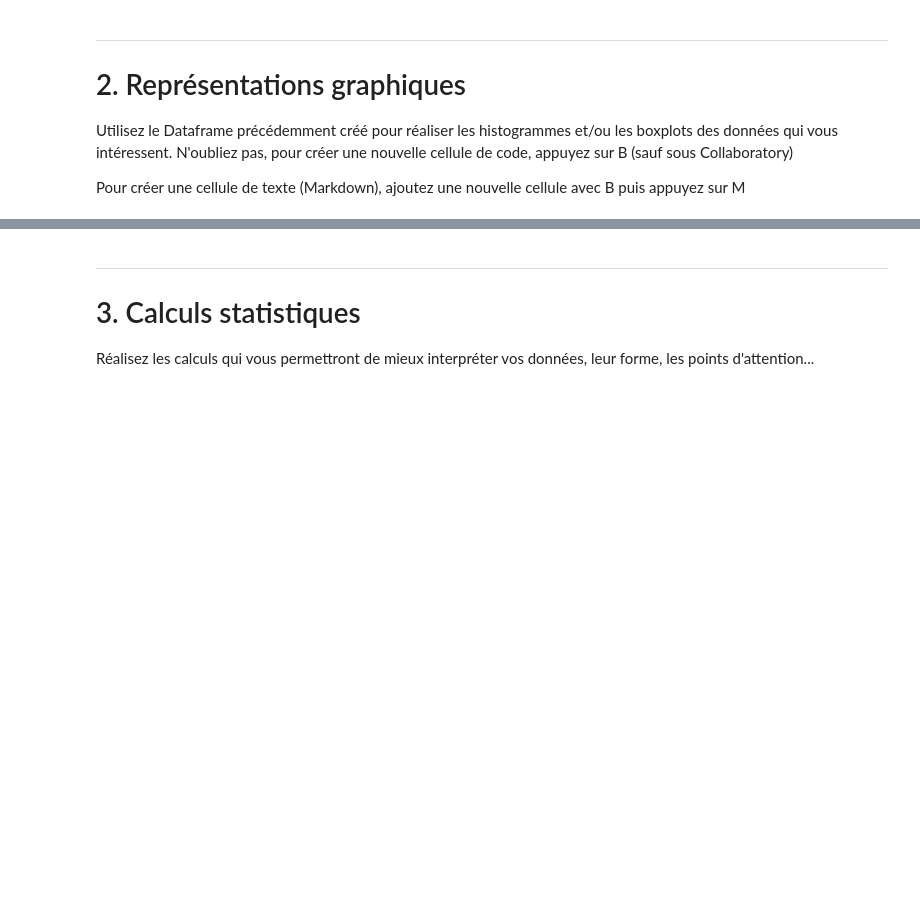
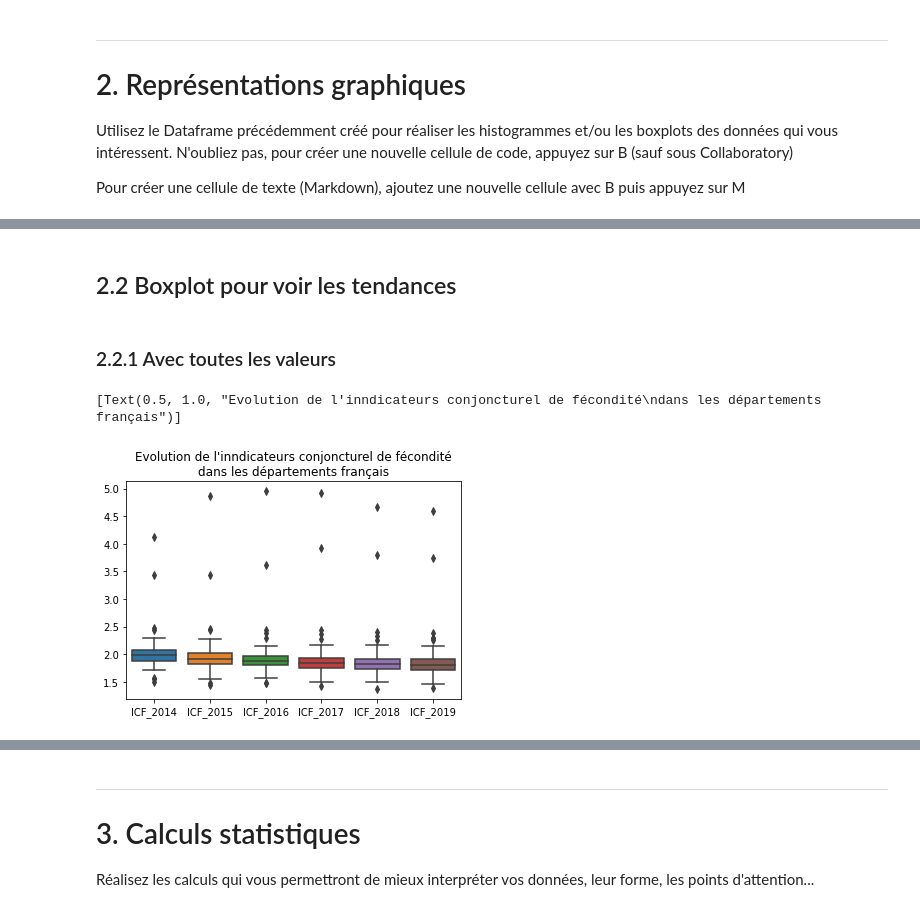
Before and after one commit to fbxyz/ENSG_L1_cartostat, a Jupyter notebook: td/TD1_analyse_univarie_partie2.ipynb, the cells around one changed output, grey strips where cells are left out. Drawn from its saved outputs; the diff is of its cells as text; code cells hidden in the pictures; blank space fills up the shorter version.

```diff
--- a/td/TD1_analyse_univarie_partie2.ipynb
+++ b/td/TD1_analyse_univarie_partie2.ipynb
@@ -72,0 +171,10 @@ Pour créer une cellule de texte (Markdown), ajoutez une nouvelle cellule avec B
+# %% [markdown]
+## 2.2 Boxplot pour voir les tendances
+# %% [markdown]
+### 2.2.1 Avec toutes les valeurs
+# %%
+bp = sns.boxplot(data=df_fr)
+bp.set(title="Evolution de l'inndicateurs conjoncturel de fécondité\ndans les départements français")
+# %% [output]
+[Text(0.5, 1.0, "Evolution de l'inndicateurs conjoncturel de fécondité\ndans les départements français")]
+[figure, added]
```
Also changed, not shown: parts of 41 cells of this notebook, 25 other files.
